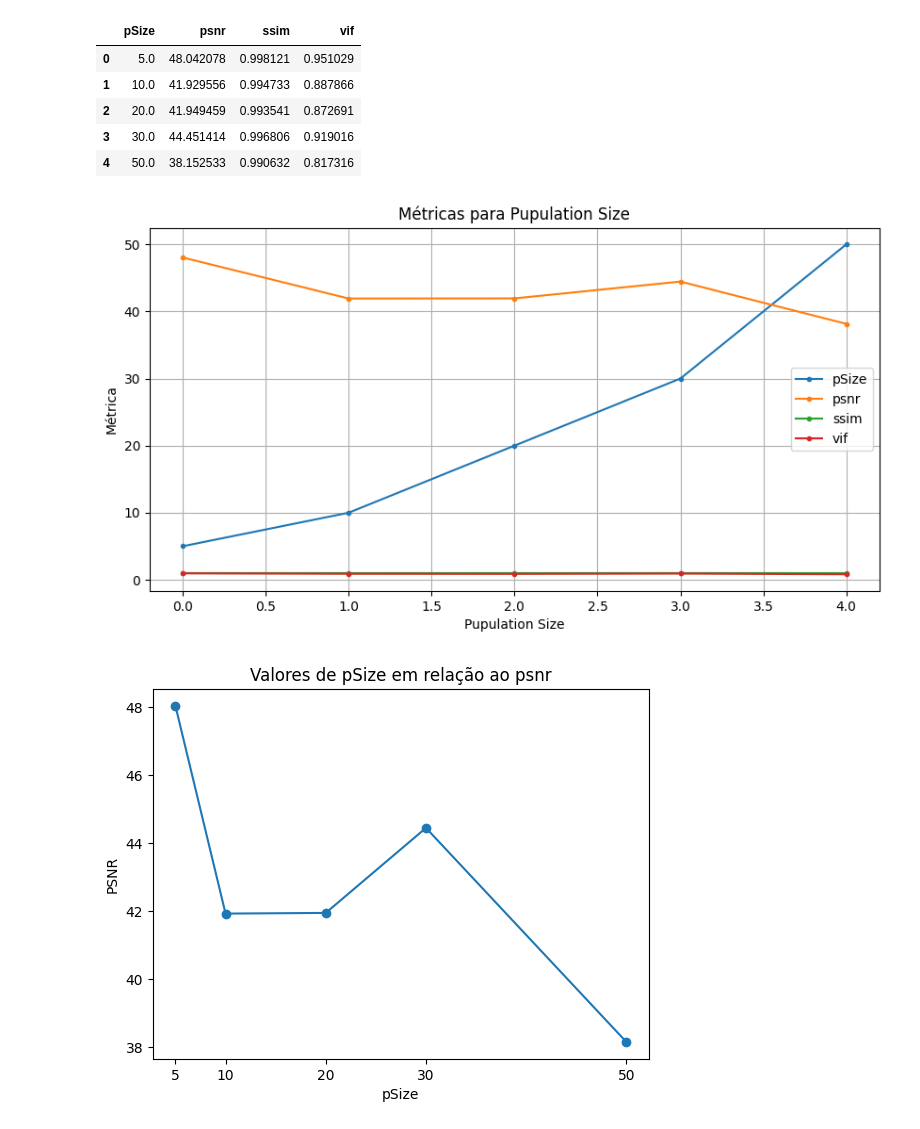
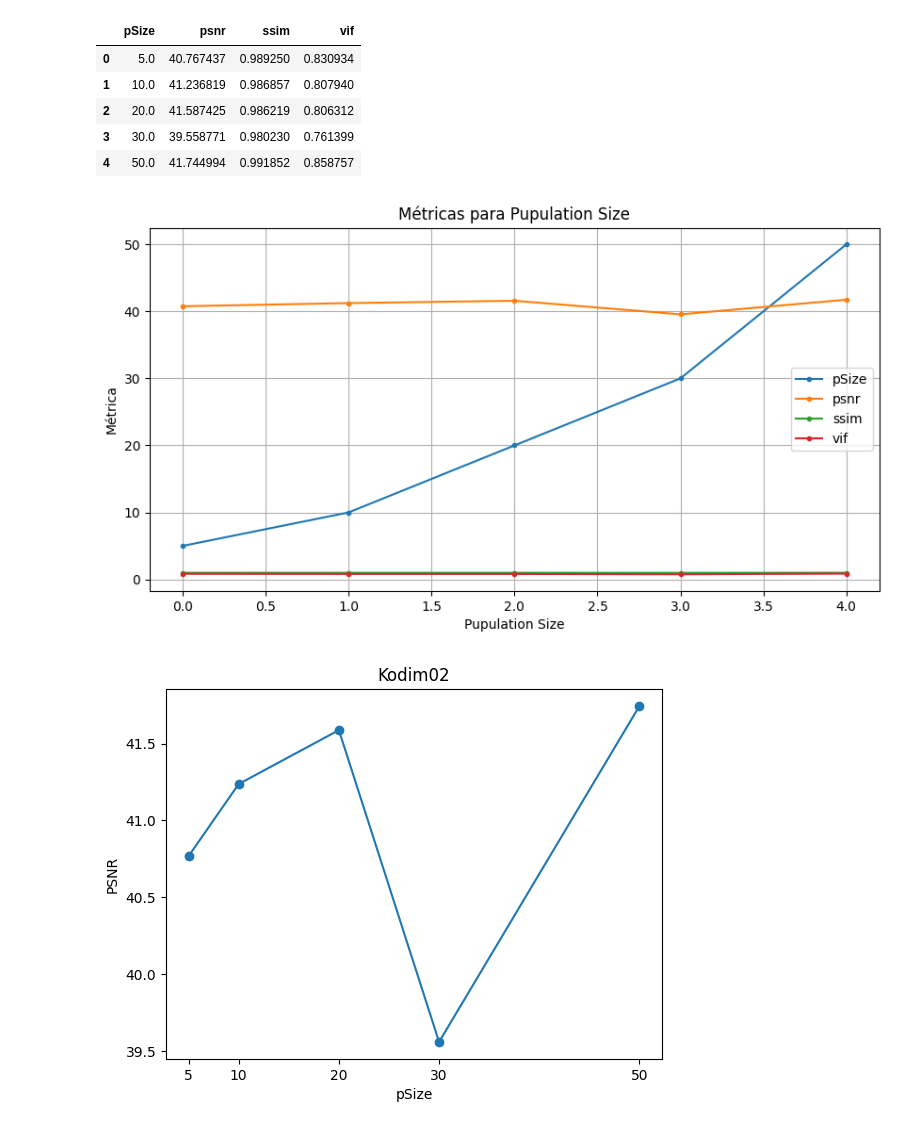
Before and after one commit to lucass235/Image_contrast_enhancement_algorithm, a Jupyter notebook: teste_csv.ipynb, the cells around one changed output. Cells and saved outputs as stored; diff of their text form; code cells hidden in the pictures.

```diff
--- a/teste_csv.ipynb
+++ b/teste_csv.ipynb
@@ -24,7 +24,8 @@ for pSize in range(1, 51):
             arquivo.write(linha)
 # %%
 # Pegar dataset de um arquivo txt
-df = pd.read_csv('./metricas_txts/metricas_kodim01.png.txt', sep=',', header=None, names=['pSize', 'psnr', 'ssim', 'vif'])
+df = pd.read_csv('./metricas_txts/metricas_kodim02.png.txt', sep=',', header=None, names=['pSize', 'psnr', 'ssim', 'vif'])
+name_image = 'Kodim02'
 # %%
 # retirar as labels de cada coluna
 df = df.applymap(lambda x: x.split(': ')[1])
@@ -34,11 +35,11 @@ df = df.applymap(lambda x: round(float(x), 6))
 df.head(10)
 # %% [output]
 |  | pSize | psnr | ssim | vif |
-| 0 | 5.0 | 48.042078 | 0.998121 | 0.951029 |
-| 1 | 10.0 | 41.929556 | 0.994733 | 0.887866 |
-| 2 | 20.0 | 41.949459 | 0.993541 | 0.872691 |
-| 3 | 30.0 | 44.451414 | 0.996806 | 0.919016 |
-| 4 | 50.0 | 38.152533 | 0.990632 | 0.817316 |
+| 0 | 5.0 | 40.767437 | 0.989250 | 0.830934 |
+| 1 | 10.0 | 41.236819 | 0.986857 | 0.807940 |
+| 2 | 20.0 | 41.587425 | 0.986219 | 0.806312 |
+| 3 | 30.0 | 39.558771 | 0.980230 | 0.761399 |
+| 4 | 50.0 | 41.744994 | 0.991852 | 0.858757 |
 # %%
 # plotar o gráfico
 df.plot(figsize=(10, 5), grid=True, style='.-')
@@ -47,18 +48,18 @@ plt.ylabel('Métrica')
 plt.title('Métricas para Pupulation Size')
 plt.show()
 # %% [output]
-[figure, old version]
+[figure, new version]
 # %%
 # plotar o gráfico somente do PSNR
 
 plt.plot(df['pSize'], df['psnr'], 'o-')
 plt.xlabel('pSize')
 plt.ylabel('PSNR')
-plt.title('Valores de pSize em relação ao psnr')
+plt.title(name_image)
 plt.xticks([5, 10, 20, 30, 50])  # Definir os valores do eixo x
 plt.show()
 # %% [output]
-[figure, old version]
+[figure, new version]
 # %%
 # plotar grafico somente do SSIM
 
```
Also changed, not shown: parts of 2 cells of this notebook, 10 other files.
